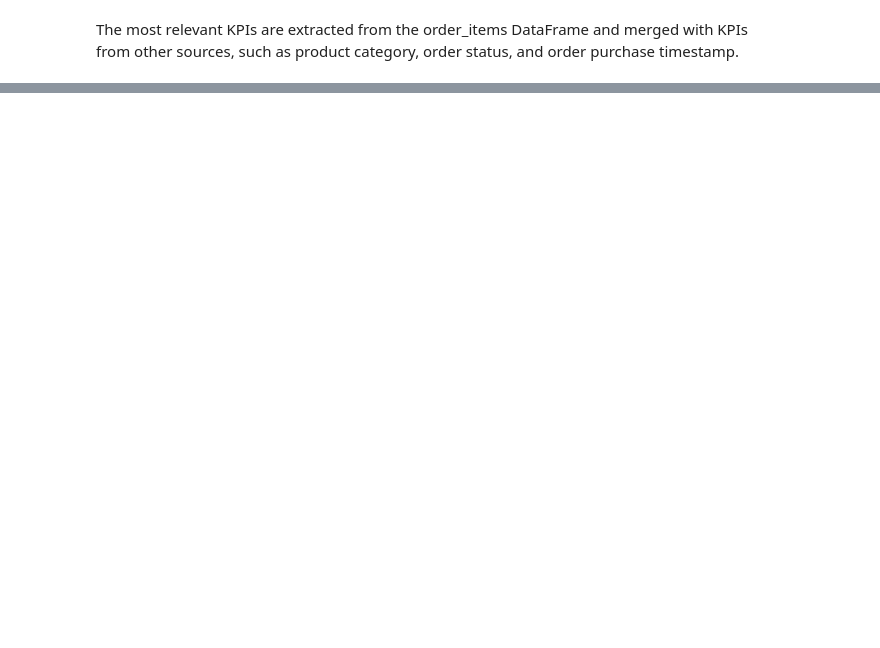
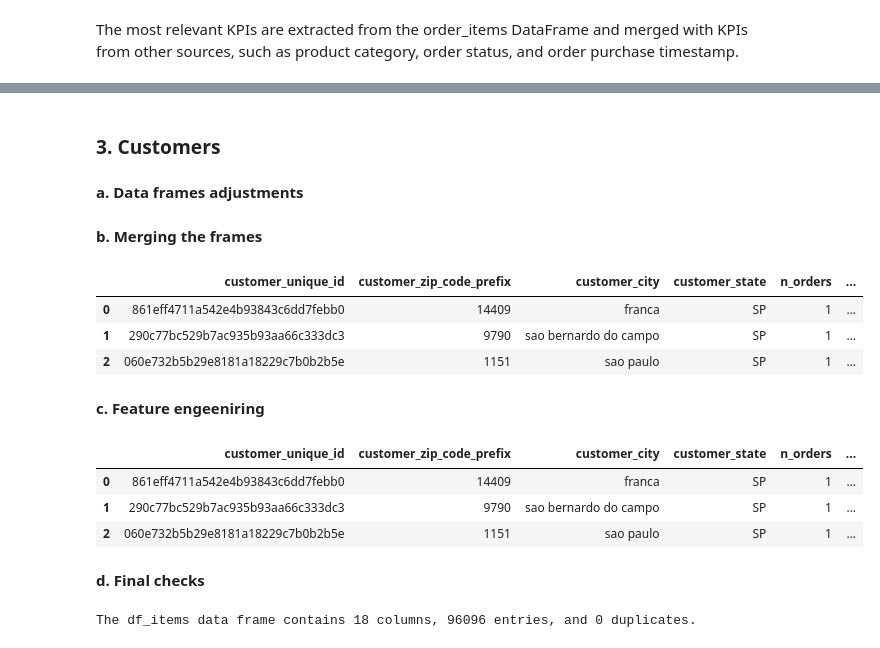
Before and after one commit to alfalfal/business_performance_analysis, a Jupyter notebook: EDA-and-modeling.ipynb, the cells around one changed output, grey strips where cells are left out. Saved outputs shown, nothing was run; the diff lists cells and outputs as text; code cells hidden in the pictures; blank space fills up the shorter version.

Commit message:
more data cleaning

```diff
--- a/EDA-and-modeling.ipynb
+++ b/EDA-and-modeling.ipynb
@@ -467,9 +442,5 @@ agg_items['revenue'] = agg_items['order_price'] + agg_items['order_freight_value
 # %%
-# RUN A LEFT JOIN BETWEEN ORDERS_LEFT (LEFT FRAME) AND AGG_ITEMS (RIGHT)
-
-df_orders = orders_frame_to_merge.merge(right= agg_items, on= 'order_id', how= 'left')
-
-# DISPLAY THE TOP 3 ROWS OF THE ORDERS_DF DATA FRAME
+# DISPLAY THE TOP 3 ROWS OF THE DATA FRAME
 
 df_orders.head(3)
 # %% [output]
@@ -603,0 +550,48 @@ df.shape
+# %% [markdown]
+### **3. Customers**
+# %% [markdown]
+**a. Data frames adjustments**
+# %%
+# GENERATE A COPY OR THE CUSTOMERS_FINAL AND THE DF_ORDERS FRAMES TO GUARANTEED DATA CONSISTENCY
+
+customers_final_copy = customers_final[['customer_unique_id',
+                      'customer_zip_code_prefix',
+                      'customer_city',
+                      'customer_state']].drop_duplicates('customer_unique_id')
+
+df_orders_copy = df_orders.copy()
+# %%
+# DEFINE AN AGGREGATED FRAME WITH THE RELEVENAT COLUMNS FROM THE ORDER_ITEMS DATA FRAME
+
+agg_orders = df_orders_copy.groupby(by= 'customer_unique_id').agg(
+                                                                        n_orders = ('order_id', 'count'),
+                                                                        total_price_bcanc_and_fail = ('order_price', 'sum'),
+                                                                        total_price_aft_canc_and_fail = ('price_aft_canc_and_fail', 'sum'),
+                                                                        total_price_loss_canc = ('price_loss_canc', 'sum'),
+                                                                        total_price_loss_fail = ('price_loss_fail', 'sum'),
+                                                                        total_price_loss = ('price_loss', 'sum'),
+                                                                        total_freight_value = ('order_freight_value', 'sum'),
+                                                                        avg_basket_value = ('order_price', 'mean'),
+                                                                        n_cancellations = ('is_canceled', 'sum'),
+                                                                        n_fail_delivery = ('is_failed_delivery', 'sum'),
+                                                                        first_order_date = ('order_purchase_timestamp', 'min'),
+                                                                        last_order_date = ('order_purchase_timestamp', 'max')
+                                                                        )
+# %% [markdown]
+**b. Merging the frames**
+# %%
+# MERGE AGG_ORDERS INTO CUSTOMERS_FINAL_COPY
+
+df_customers = customers_final_copy.merge(right= agg_orders, how= 'left', on= 'customer_unique_id')
+orders_final_copy = df_orders
+
+# DISPLAY THE TOP 3 ROWS OF THE NEWLY MERGED DATA FRAME
+
+df_customers.head(3)
+# %% [output]
+|  | customer_unique_id | customer_zip_code_prefix | customer_city | customer_state | n_orders | ... |
+| 0 | 861eff4711a542e4b93843c6dd7febb0 | 14409 | franca | SP | 1 | ... |
+| 1 | 290c77bc529b7ac935b93aa66c333dc3 | 9790 | sao bernardo do campo | SP | 1 | ... |
+| 2 | 060e732b5b29e8181a18229c7b0b2b5e | 1151 | sao paulo | SP | 1 | ... |
+# %% [markdown]
+**c. Feature engeeniring**
@@ -603,0 +603,17 @@ df.shape
+# %%
+# DISPLAY THE TOP 3 ROWS OF DATA FRAME
+
+df_customers.head(3)
+# %% [output]
+|  | customer_unique_id | customer_zip_code_prefix | customer_city | customer_state | n_orders | ... |
+| 0 | 861eff4711a542e4b93843c6dd7febb0 | 14409 | franca | SP | 1 | ... |
+| 1 | 290c77bc529b7ac935b93aa66c333dc3 | 9790 | sao bernardo do campo | SP | 1 | ... |
+| 2 | 060e732b5b29e8181a18229c7b0b2b5e | 1151 | sao paulo | SP | 1 | ... |
+# %% [markdown]
+**d. Final checks**
+# %%
+# PROVIDE INFORMATION ABOUT THE NUMBER OF COLUMNS AND ROWS IN THE DATA FRAME
+
+print(f'The df_items data frame contains {df_customers.shape[1]} columns, {df_customers.shape[0]} entries, and {df_customers.duplicated().sum()} duplicates.')
+# %% [output]
+The df_items data frame contains 18 columns, 96096 entries, and 0 duplicates.
```
Also changed, not shown: parts of 39 cells of this notebook.
